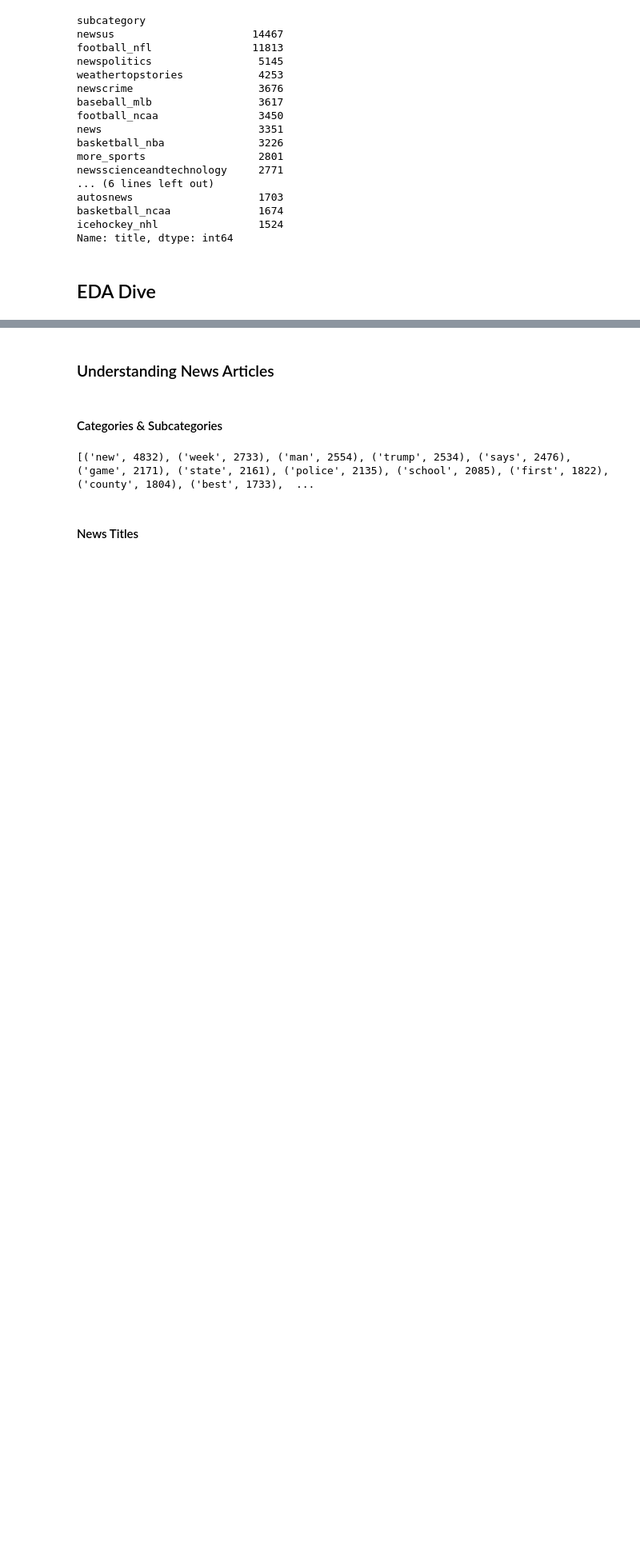
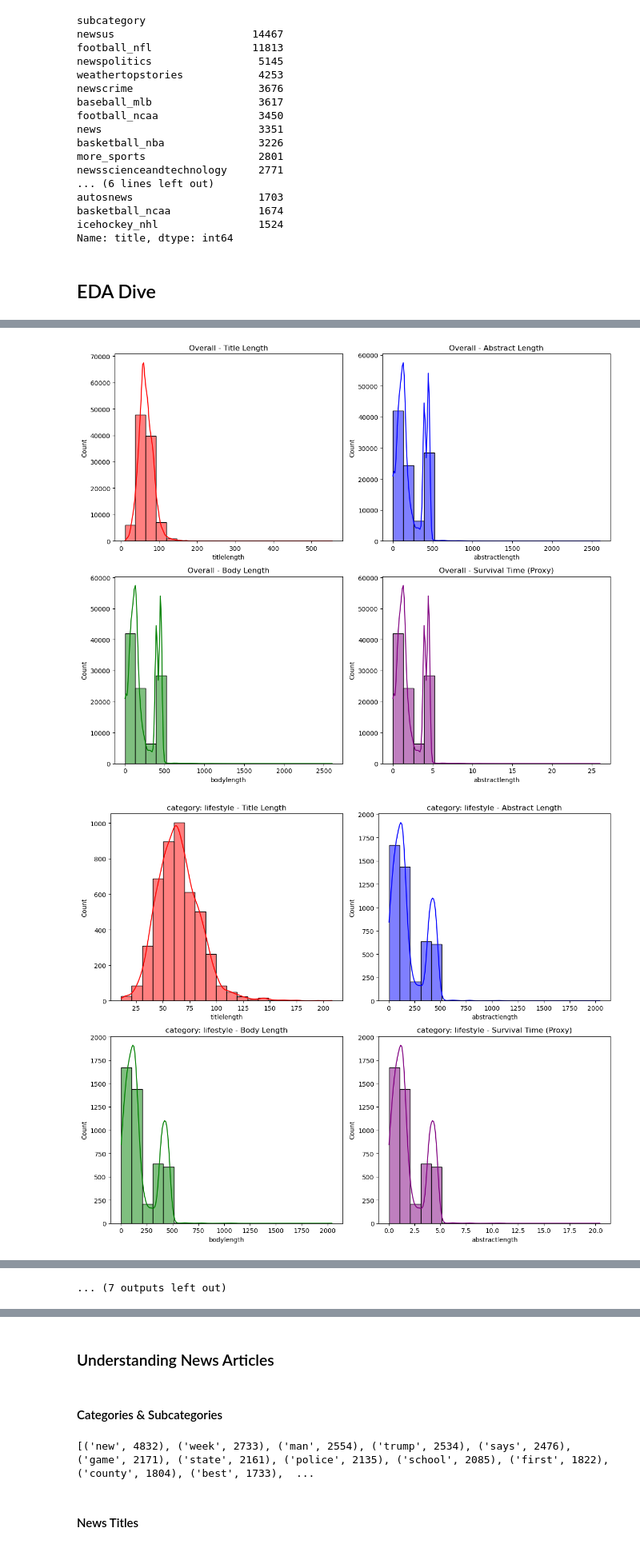
Before and after one commit to HugoDulce/Microsoft_Capstone_Project, a Jupyter notebook: EDA_v2.ipynb, the cells around one changed output, grey strips where cells are left out. Shown at 80% size. Drawn from its saved outputs; the diff is of its cells as text; code cells hidden in the pictures; blank space fills up the shorter version.

```diff
--- a/EDA_v2.ipynb
+++ b/EDA_v2.ipynb
@@ -334,3 +395,5 @@ Name: title, dtype: int64
 #Create a copy of for graphing data
 news_graph = news.copy()
 behaviours_graph = behaviours.copy()
+news_graph_2 = news.copy()
+behaviours_graph_2 = behaviours.copy()
@@ -336,0 +402,41 @@ behaviours_graph = behaviours.copy()
+# %%
+# Compute text lengths
+news_graph_2["titlelength"] = news_graph_2["title"].astype(str).apply(len)
+news_graph_2["abstractlength"] = news_graph_2["abstract"].astype(str).apply(len)
+
+# If body text is unavailable, we can proxy it with Abstract Length
+news_graph_2["bodylength"] = news_graph_2["abstractlength"]
+
+# Define function to plot distributions
+def plot_distributions(df, title_prefix="Overall"):
+    fig, axes = plt.subplots(2, 2, figsize=(12, 10))
+
+    # Title Length Distribution
+    sns.histplot(df["titlelength"], bins=20, kde=True, ax=axes[0, 0], color="red")
+    axes[0, 0].set_title(f"{title_prefix} - Title Length")
+
+    # Abstract Length Distribution
+    sns.histplot(df["abstractlength"], bins=20, kde=True, ax=axes[0, 1], color="blue")
+    axes[0, 1].set_title(f"{title_prefix} - Abstract Length")
+
+    # Body Length Distribution (Proxy)
+    sns.histplot(df["bodylength"], bins=20, kde=True, ax=axes[1, 0], color="green")
+    axes[1, 0].set_title(f"{title_prefix} - Body Length")
+
+    # Survival Time (How long it remains engaging)
+    sns.histplot(df["abstractlength"] / 100, bins=20, kde=True, ax=axes[1, 1], color="purple")
+    axes[1, 1].set_title(f"{title_prefix} - Survival Time (Proxy)")
+
+    plt.tight_layout()
+    plt.show()
+
+# Plot for the entire dataset
+plot_distributions(news_graph_2, "Overall")
+
+# Plot for each category
+for category in news_graph_2["category"].unique():
+    subset_df = news_graph_2[news_graph_2["category"] == category]
+    plot_distributions(subset_df, f"category: {category}")
+# %% [output]
+[figure, added]
+[figure, added]
@@ -336,0 +453 @@ behaviours_graph = behaviours.copy()
+... (7 outputs left out)
```
Also changed, not shown: parts of 24 cells of this notebook.
